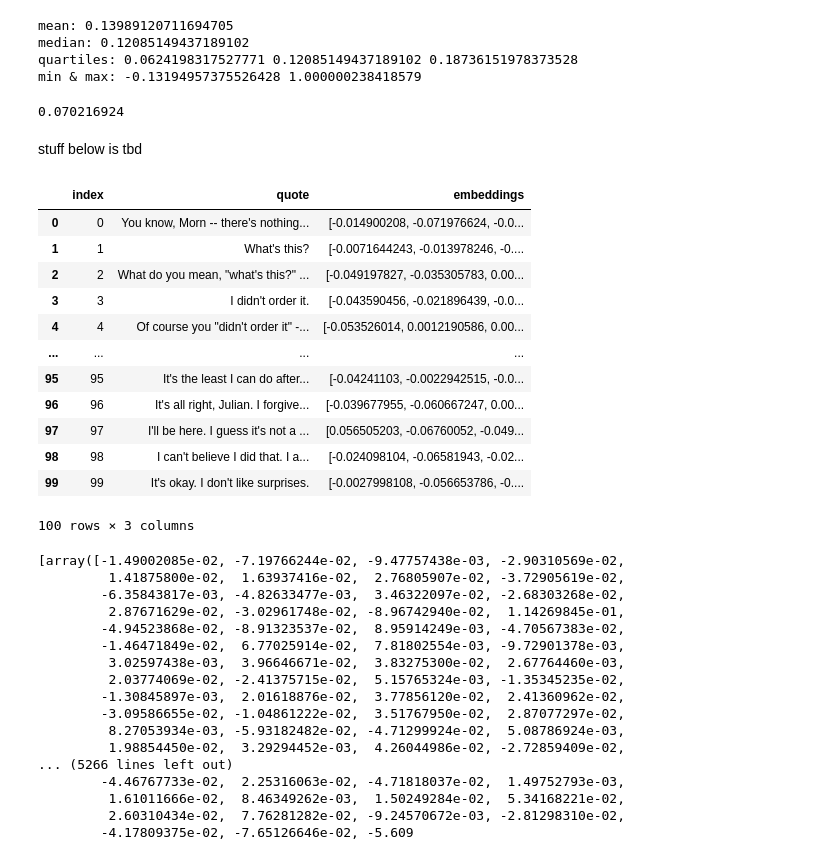
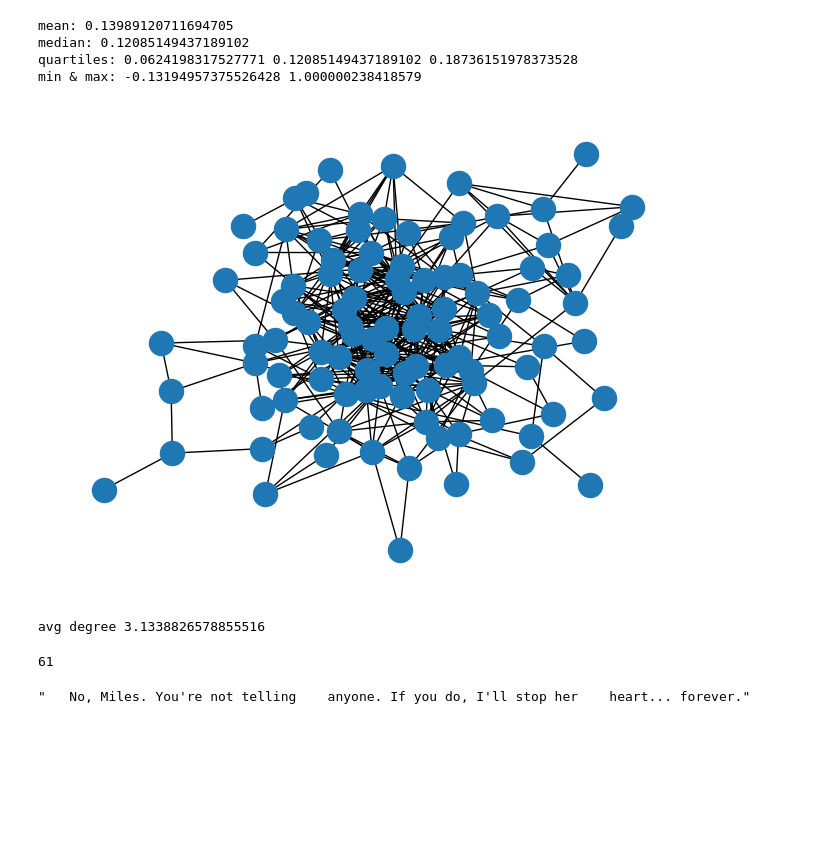
Before and after one commit to scmcqueen/StarTrek_SearchEngine, a Jupyter notebook: sent_emb.ipynb, the cells around one changed output. Saved outputs shown, nothing was run; the diff lists cells and outputs as text; code cells hidden in the pictures; blank space fills up the shorter version.

Commit message:
degree centrality

```diff
--- a/sent_emb.ipynb
+++ b/sent_emb.ipynb
@@ -67,61 +67,36 @@ median: 0.12085149437189102
 quartiles: 0.0624198317527771 0.12085149437189102 0.18736151978373528
 min & max: -0.13194957375526428 1.000000238418579
 # %%
-# lets filter by 75% quartile
-quart = np.percentile(all_similarities,75)
+# lets filter by 90% quartile
+quart = np.percentile(all_similarities,90)
-# %%
-pairwise_sim[8][9]
-# %% [output]
-0.070216924
 # %%
 g = nx.Graph()
 
 for x in pairwise_sim.columns:
+    g.add_node(x)
     for y in pairwise_sim.columns:
+        g.add_node(y)
         if y <= x:
             continue
         value = pairwise_sim[x][y]
         if value >= quart:
             g.add_edge(x,y,weight=value)
-# %% [markdown]
- stuff below is tbd
-# %%
-# create df with index, quote, embeddings
-
-embeddings_df = pd.DataFrame({'quote':baby,'embeddings':list(embeddings)}).reset_index()
-embeddings_df.head()
-# %% [output]
-|  | index | quote | embeddings |
-| 0 | 0 | You know, Morn -- there's nothing... | [-0.014900208, -0.071976624, -0.0... |
-| 1 | 1 | What's this? | [-0.0071644243, -0.013978246, -0.... |
-| 2 | 2 | What do you mean, "what's this?" ... | [-0.049197827, -0.035305783, 0.00... |
-| 3 | 3 | I didn't order it. | [-0.043590456, -0.021896439, -0.0... |
-| 4 | 4 | Of course you "didn't order it" -... | [-0.053526014, 0.0012190586, 0.00... |
-| ... | ... | ... | ... |
-| 95 | 95 | It's the least I can do after... | [-0.04241103, -0.0022942515, -0.0... |
-| 96 | 96 | It's all right, Julian. I forgive... | [-0.039677955, -0.060667247, 0.00... |
-| 97 | 97 | I'll be here. I guess it's not a ... | [0.056505203, -0.06760052, -0.049... |
-| 98 | 98 | I can't believe I did that. I a... | [-0.024098104, -0.06581943, -0.02... |
-| 99 | 99 | It's okay. I don't like surprises. | [-0.0027998108, -0.056653786, -0.... |
-100 rows × 3 columns
-# %%
-# calculate pairwise cosine similarity! as recommended in sentence transformers
-list(embeddings)
-# %% [output]
-[array([-1.49002085e-02, -7.19766244e-02, -9.47757438e-03, -2.90310569e-02,
-         1.41875800e-02,  1.63937416e-02,  2.76805907e-02, -3.72905619e-02,
-        -6.35843817e-03, -4.82633477e-03,  3.46322097e-02, -2.68303268e-02,
-         2.87671629e-02, -3.02961748e-02, -8.96742940e-02,  1.14269845e-01,
-        -4.94523868e-02, -8.91323537e-02,  8.95914249e-03, -4.70567383e-02,
-        -1.46471849e-02,  6.77025914e-02,  7.81802554e-03, -9.72901378e-03,
-         3.02597438e-03,  3.96646671e-02,  3.83275300e-02,  2.67764460e-03,
-         2.03774069e-02, -2.41375715e-02,  5.15765324e-03, -1.35345235e-02,
-        -1.30845897e-03,  2.01618876e-02,  3.77856120e-02,  2.41360962e-02,
-        -3.09586655e-02, -1.04861222e-02,  3.51767950e-02,  2.87077297e-02,
-         8.27053934e-03, -5.93182482e-02, -4.71299924e-02,  5.08786924e-03,
-         1.98854450e-02,  3.29294452e-03,  4.26044986e-02, -2.72859409e-02,
-... (5266 lines left out)
-        -4.46767733e-02,  2.25316063e-02, -4.71818037e-02,  1.49752793e-03,
-         1.61011666e-02,  8.46349262e-03,  1.50249284e-02,  5.34168221e-02,
-         2.60310434e-02,  7.76281282e-02, -9.24570672e-03, -2.81298310e-02,
-        -4.17809375e-02, -7.65126646e-02, -5.609
+# %%
+nx.draw_kamada_kawai(g)
+# %% [output]
+[figure, added]
+# %%
+deg = dict(nx.degree(g, weight="weight"))
+avg_degree = np.mean(list(deg.values()))
+print('avg degree', avg_degree)
+
+# quote with highest degree
+key_with_max_value = max(deg, key=deg.get)
+key_with_max_value
+# %% [output]
+avg degree 3.1338826578855516
+61
+# %%
+baby[61]
+# %% [output]
+"   No, Miles. You're not telling    anyone. If you do, I'll stop her    heart... forever."
```
